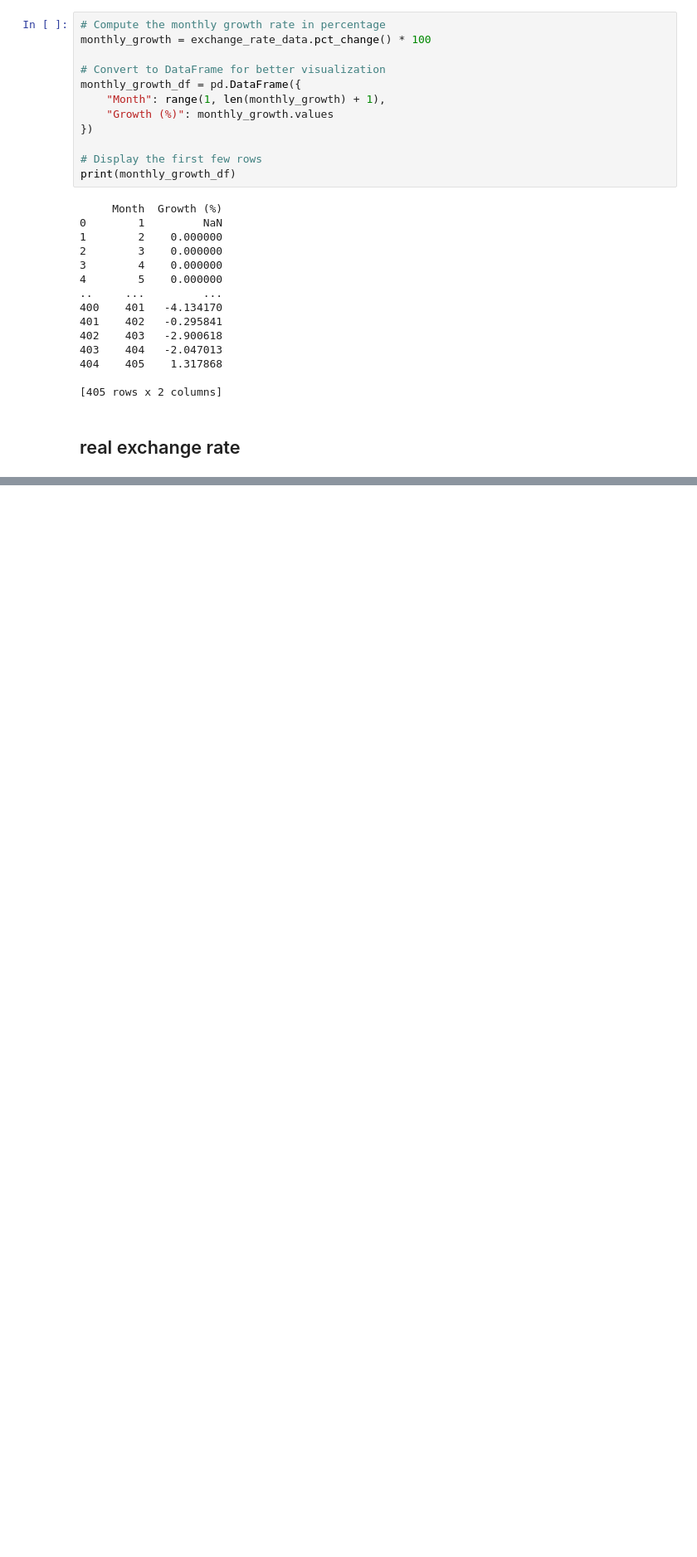
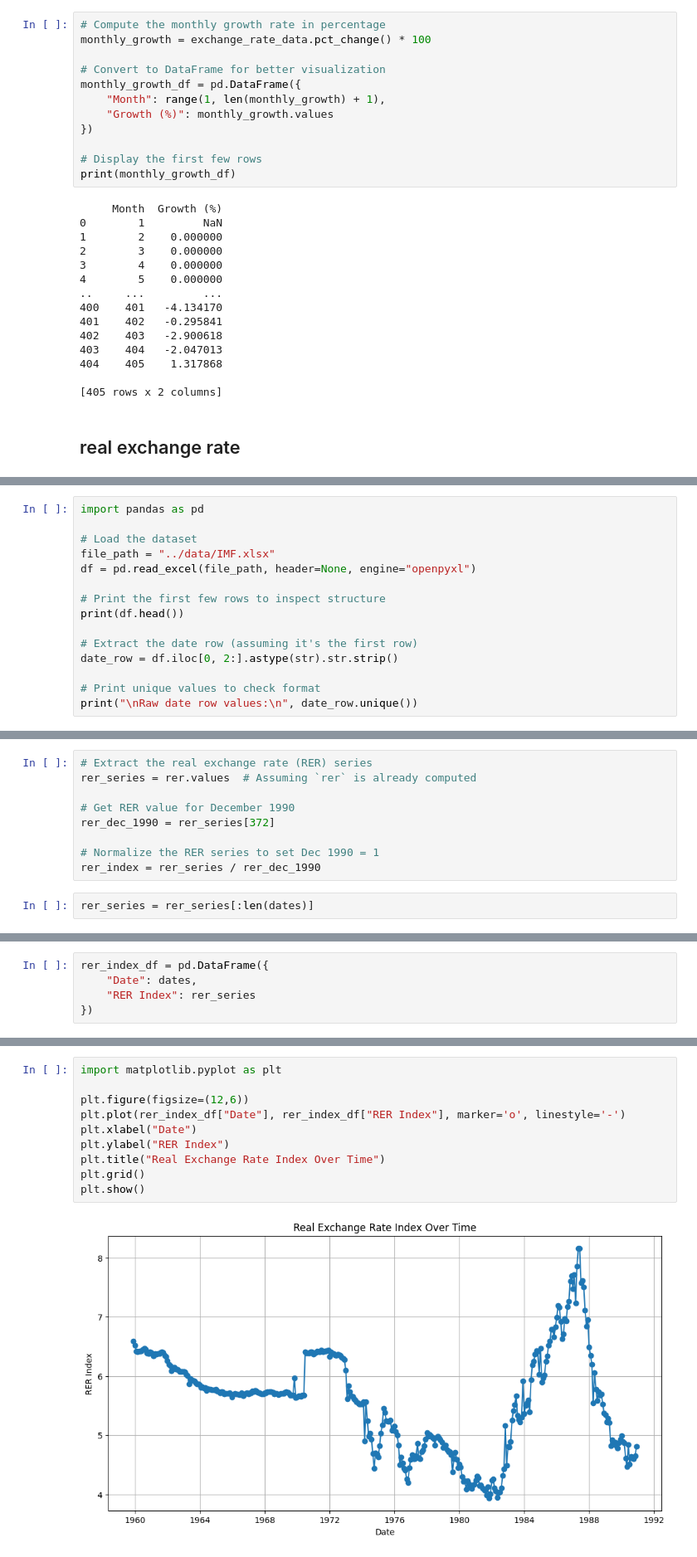
Before and after one commit to SparklyPlant/The-Grave-of-Ming, a Jupyter notebook: Code/NB1.ipynb, the cells around one changed output, grey strips where cells are left out. Shown: that part at 83% size. Cells and saved outputs as stored; diff of their text form; blank space fills up the shorter version.

```diff
--- a/Code/NB1.ipynb
+++ b/Code/NB1.ipynb
@@ -120,0 +163,15 @@ IndexError: index 0 is out of bounds for axis 0 with size 0
+# %%
+import pandas as pd
+
+# Load the dataset
+file_path = "../data/IMF.xlsx"
+df = pd.read_excel(file_path, header=None, engine="openpyxl")
+
+# Print the first few rows to inspect structure
+print(df.head())
+
+# Extract the date row (assuming it's the first row)
+date_row = df.iloc[0, 2:].astype(str).str.strip()
+
+# Print unique values to check format
+print("\nRaw date row values:\n", date_row.unique())
@@ -120,0 +260,11 @@ IndexError: index 0 is out of bounds for axis 0 with size 0
+# %%
+# Extract the real exchange rate (RER) series
+rer_series = rer.values  # Assuming `rer` is already computed
+
+# Get RER value for December 1990
+rer_dec_1990 = rer_series[372]
+
+# Normalize the RER series to set Dec 1990 = 1
+rer_index = rer_series / rer_dec_1990
+# %%
+rer_series = rer_series[:len(dates)]
@@ -120,0 +277,5 @@ IndexError: index 0 is out of bounds for axis 0 with size 0
+# %%
+rer_index_df = pd.DataFrame({
+    "Date": dates,
+    "RER Index": rer_series
+})
@@ -120,0 +291,12 @@ IndexError: index 0 is out of bounds for axis 0 with size 0
+# %%
+import matplotlib.pyplot as plt
+
+plt.figure(figsize=(12,6))
+plt.plot(rer_index_df["Date"], rer_index_df["RER Index"], marker='o', linestyle='-')
+plt.xlabel("Date")
+plt.ylabel("RER Index")
+plt.title("Real Exchange Rate Index Over Time")
+plt.grid()
+plt.show()
+# %% [output]
+[figure, added]
```
Also changed, not shown: parts of 26 cells of this notebook.
